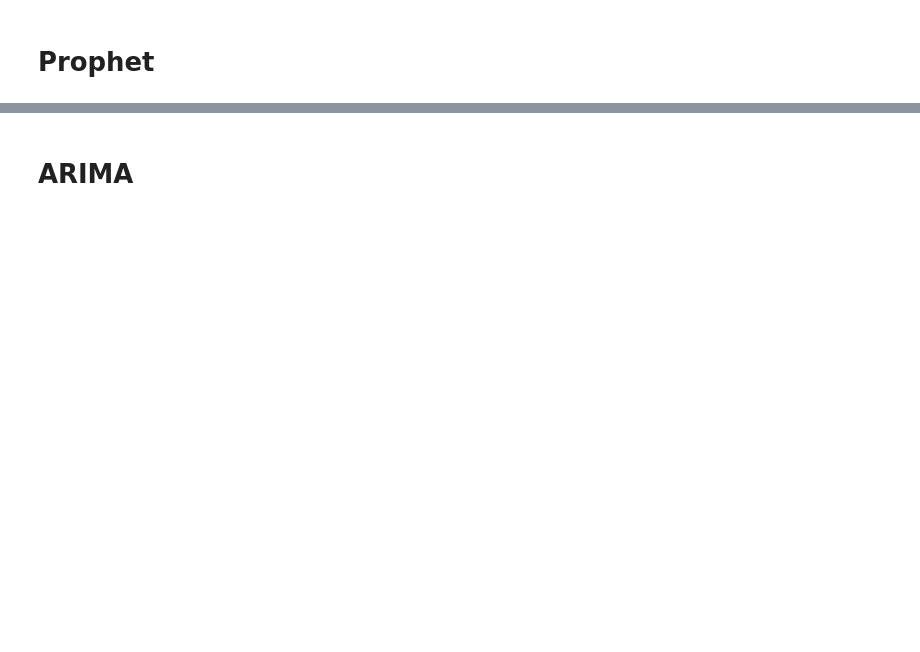
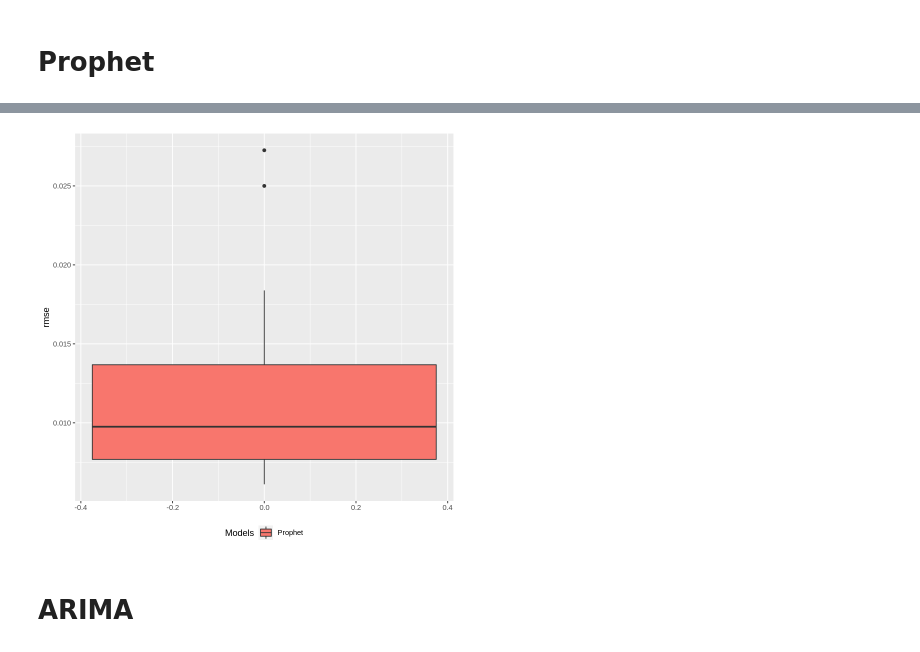
Before and after one commit to lbk209/timeseries, a Jupyter notebook: compare_timeseries_models_spx.ipynb, the cells around one changed output, grey strips where cells are left out. Drawn from its saved outputs; the diff is of its cells as text; code cells hidden in the pictures; blank space fills up the shorter version.

Commit message:
working with prophet
to implement cv with regressors

```diff
--- a/compare_timeseries_models_spx.ipynb
+++ b/compare_timeseries_models_spx.ipynb
@@ -76,0 +164,13 @@ print(paste('number of iterations: ', round(n), sep=''))
+# %%
+x <- MACD(spx$a)
+x <- x$macd - x$signal
+trainx <- merge(trainx, x, join='left', fill=NA)
+# %%
+colnames(trainx) <- c('y','rsi','bbands','macd')
+trainx <- na.omit(trainx)
+#head(trainx)
+# %%
+train.p <- as.data.frame(trainx)
+train.p <- cbind(ds = rownames(train.p), train.p)
+rownames(train.p) <- NULL
+head(train.p)
@@ -77,3 +249,8 @@ print(paste('number of iterations: ', round(n), sep=''))
+# %%
+errors <- my.get_result(result.1, 'Prophet')
+my.plot_errors(errors, metrics=c('rmse'))
+# %% [output]
+[figure, added]
 # %% [markdown]
 # ARIMA
 # %%
```
Also changed, not shown: parts of 41 cells of this notebook.
